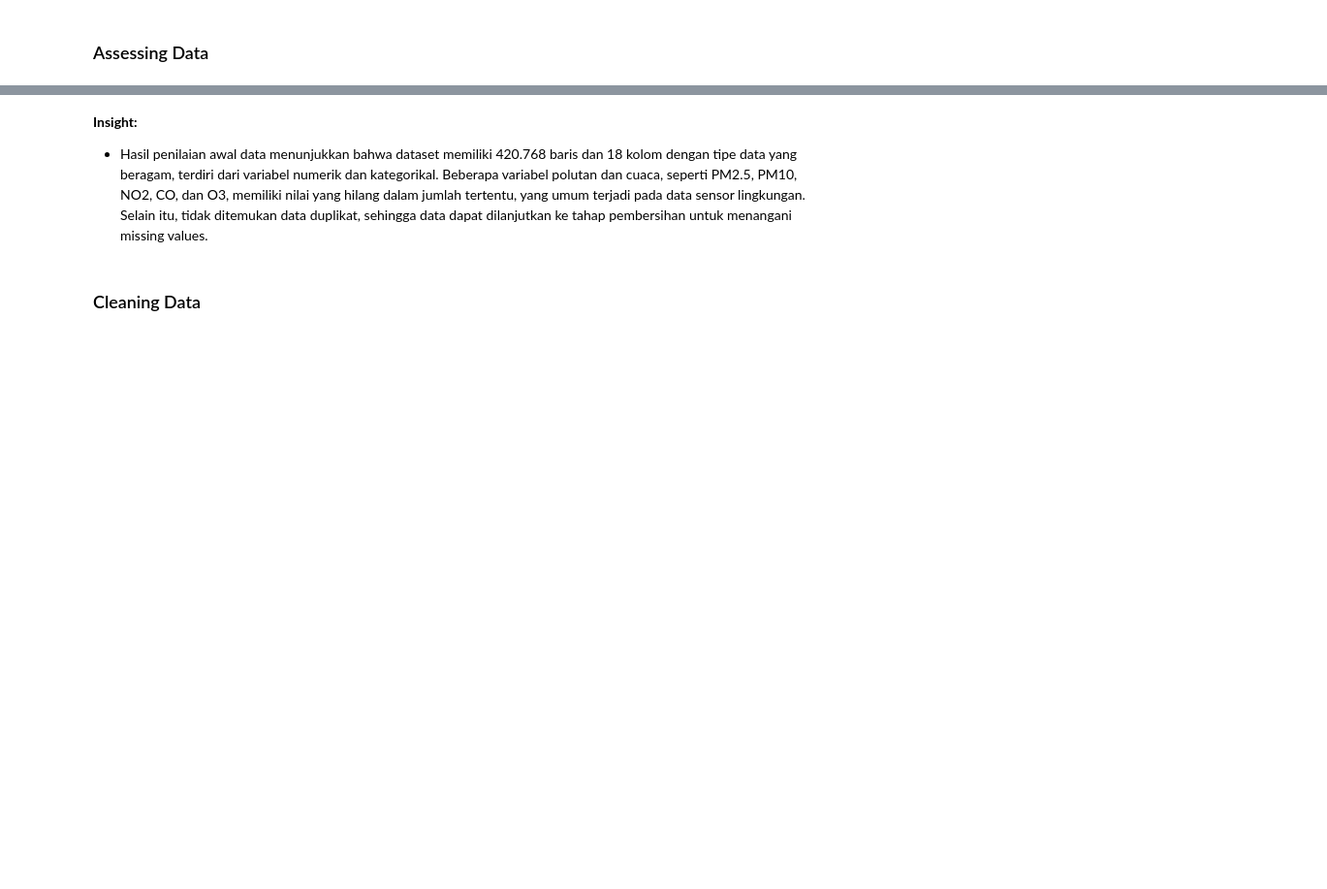
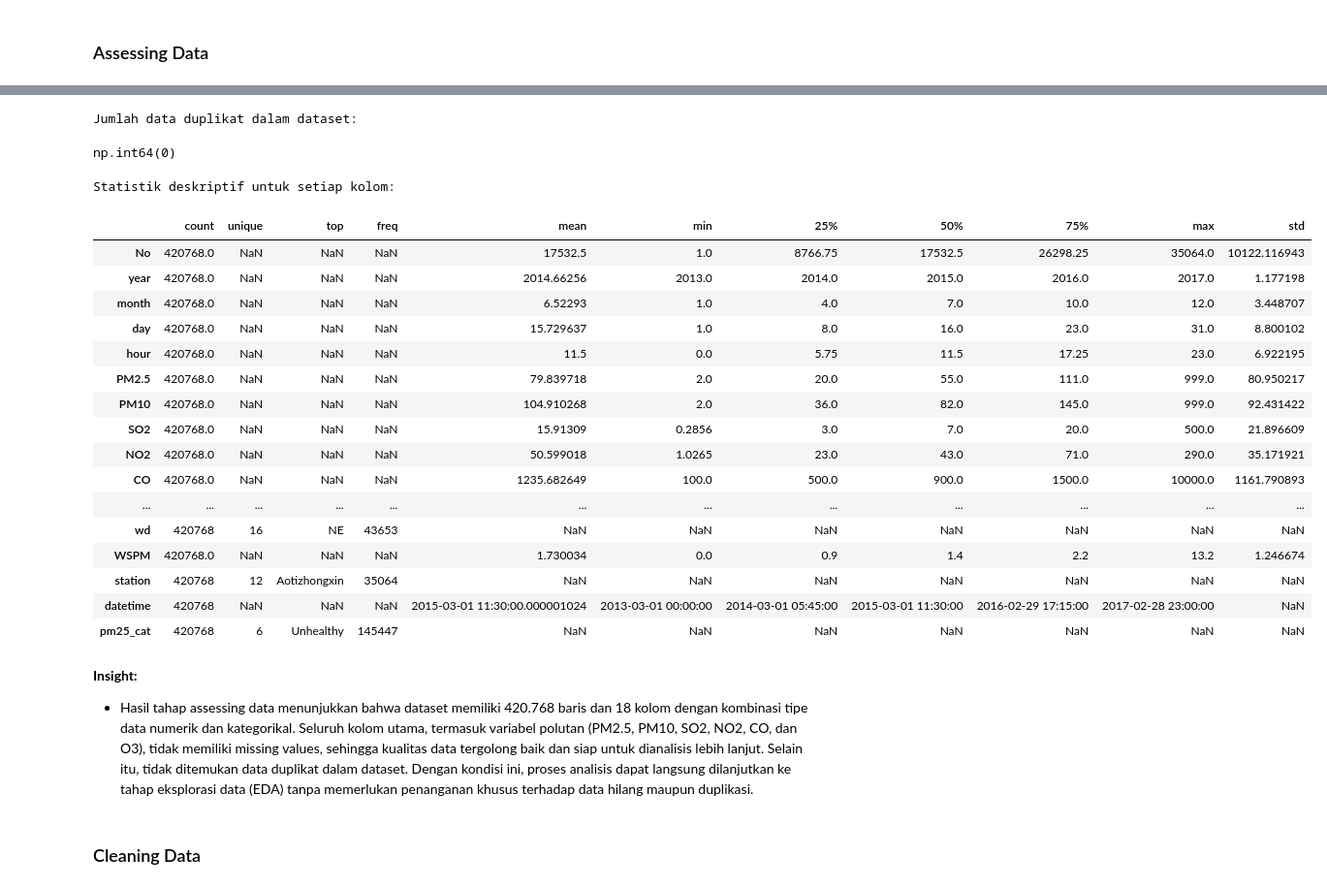
Before and after one commit to Watterprof/air-quality-analysis-dashboard, a Jupyter notebook: notebook.ipynb, the cells around one changed output, grey strips where cells are left out. Shown at 97% size. Drawn from its saved outputs; the diff is of its cells as text; code cells hidden in the pictures; blank space fills up the shorter version.

```diff
--- a/notebook.ipynb
+++ b/notebook.ipynb
@@ -91,6 +92,34 @@ memory usage: 57.8+ MB
+# %%
+print("Jumlah data duplikat dalam dataset:")
+air.duplicated().sum()
+# %% [output]
+Jumlah data duplikat dalam dataset:
+np.int64(0)
+# %%
+print("Statistik deskriptif untuk setiap kolom:")
+air.describe(include="all").T
+# %% [output]
+Statistik deskriptif untuk setiap kolom:
+|  | count | unique | top | freq | mean | min | 25% | 50% | 75% | max | std |
+| No | 420768.0 | NaN | NaN | NaN | 17532.5 | 1.0 | 8766.75 | 17532.5 | 26298.25 | 35064.0 | 10122.116943 |
+| year | 420768.0 | NaN | NaN | NaN | 2014.66256 | 2013.0 | 2014.0 | 2015.0 | 2016.0 | 2017.0 | 1.177198 |
+| month | 420768.0 | NaN | NaN | NaN | 6.52293 | 1.0 | 4.0 | 7.0 | 10.0 | 12.0 | 3.448707 |
+| day | 420768.0 | NaN | NaN | NaN | 15.729637 | 1.0 | 8.0 | 16.0 | 23.0 | 31.0 | 8.800102 |
+| hour | 420768.0 | NaN | NaN | NaN | 11.5 | 0.0 | 5.75 | 11.5 | 17.25 | 23.0 | 6.922195 |
+| PM2.5 | 420768.0 | NaN | NaN | NaN | 79.839718 | 2.0 | 20.0 | 55.0 | 111.0 | 999.0 | 80.950217 |
+| PM10 | 420768.0 | NaN | NaN | NaN | 104.910268 | 2.0 | 36.0 | 82.0 | 145.0 | 999.0 | 92.431422 |
+| SO2 | 420768.0 | NaN | NaN | NaN | 15.91309 | 0.2856 | 3.0 | 7.0 | 20.0 | 500.0 | 21.896609 |
+| NO2 | 420768.0 | NaN | NaN | NaN | 50.599018 | 1.0265 | 23.0 | 43.0 | 71.0 | 290.0 | 35.171921 |
+| CO | 420768.0 | NaN | NaN | NaN | 1235.682649 | 100.0 | 500.0 | 900.0 | 1500.0 | 10000.0 | 1161.790893 |
+| ... | ... | ... | ... | ... | ... | ... | ... | ... | ... | ... | ... |
+| wd | 420768 | 16 | NE | 43653 | NaN | NaN | NaN | NaN | NaN | NaN | NaN |
+| WSPM | 420768.0 | NaN | NaN | NaN | 1.730034 | 0.0 | 0.9 | 1.4 | 2.2 | 13.2 | 1.246674 |
+| station | 420768 | 12 | Aotizhongxin | 35064 | NaN | NaN | NaN | NaN | NaN | NaN | NaN |
+| datetime | 420768 | NaN | NaN | NaN | 2015-03-01 11:30:00.000001024 | 2013-03-01 00:00:00 | 2014-03-01 05:45:00 | 2015-03-01 11:30:00 | 2016-02-29 17:15:00 | 2017-02-28 23:00:00 | NaN |
+| pm25_cat | 420768 | 6 | Unhealthy | 145447 | NaN | NaN | NaN | NaN | NaN | NaN | NaN |
 # %% [markdown]
 **Insight:**
-- Hasil penilaian awal data menunjukkan bahwa dataset memiliki 420.768 baris dan 18 kolom dengan tipe data yang beragam, terdiri dari variabel numerik dan kategorikal. Beberapa variabel polutan dan cuaca, seperti PM2.5, PM10, NO2, CO, dan O3, memiliki nilai yang hilang dalam jumlah tertentu, yang umum terjadi pada data sensor lingkungan. Selain itu, tidak ditemukan data duplikat, sehingga data dapat dilanjutkan ke tahap pembersihan untuk menangani missing values.
+- Hasil tahap assessing data menunjukkan bahwa dataset memiliki 420.768 baris dan 18 kolom dengan kombinasi tipe data numerik dan kategorikal. Seluruh kolom utama, termasuk variabel polutan (PM2.5, PM10, SO2, NO2, CO, dan O3), tidak memiliki missing values, sehingga kualitas data tergolong baik dan siap untuk dianalisis lebih lanjut. Selain itu, tidak ditemukan data duplikat dalam dataset. Dengan kondisi ini, proses analisis dapat langsung dilanjutkan ke tahap eksplorasi data (EDA) tanpa memerlukan penanganan khusus terhadap data hilang maupun duplikasi.
 # %% [markdown]
 ### Cleaning Data
 # %%
```
Also changed, not shown: parts of 2 cells of this notebook, 3 other files.
